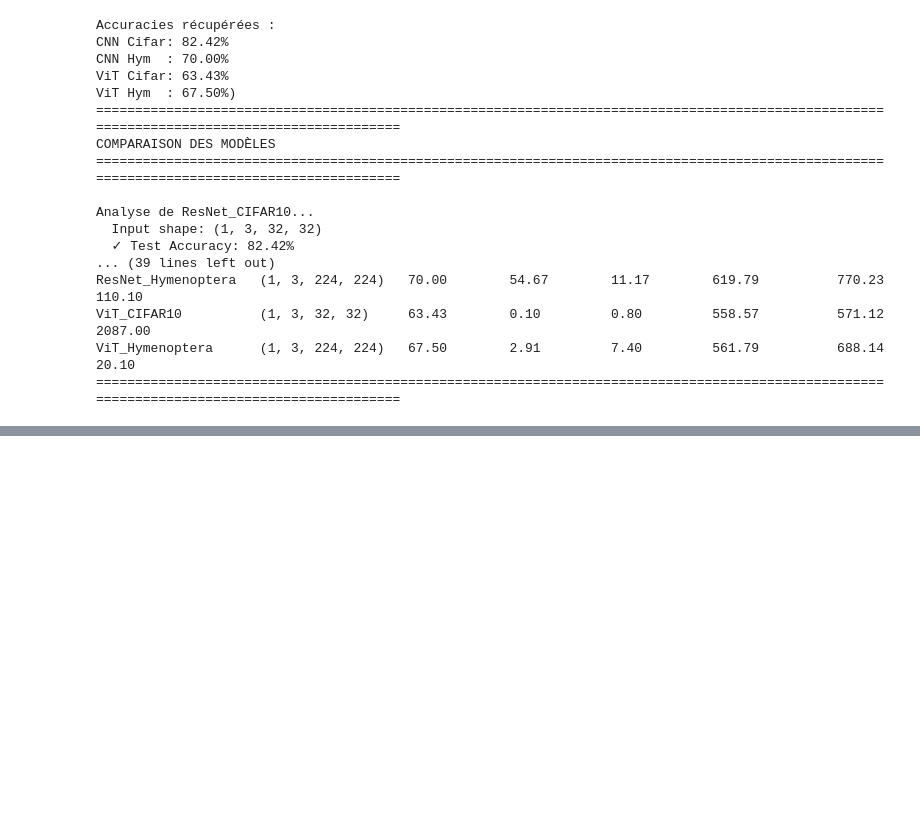
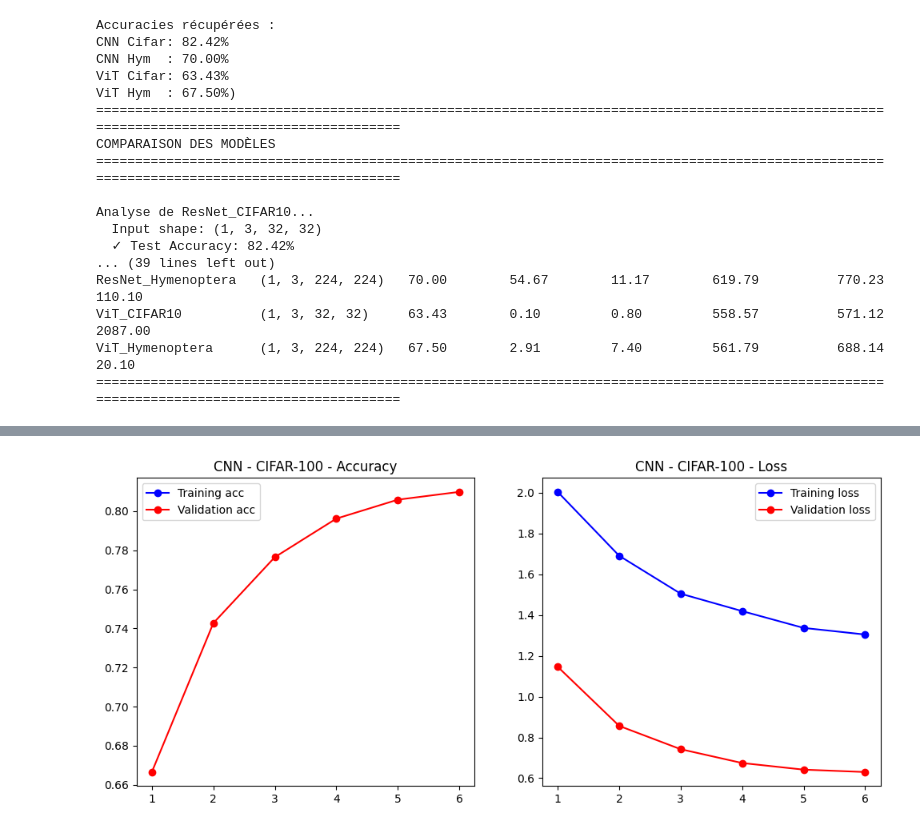
Before and after one commit to Viictordvd/High-Dimensional-and-Deep-Learning, a Jupyter notebook: Projet-3-ViTvsCNN/ViT_vs_CNN.ipynb, the cells around one changed output, grey strips where cells are left out. Saved outputs shown, nothing was run; the diff lists cells and outputs as text; code cells hidden in the pictures; blank space fills up the shorter version.

```diff
--- a/Projet-3-ViTvsCNN/ViT_vs_CNN.ipynb
+++ b/Projet-3-ViTvsCNN/ViT_vs_CNN.ipynb
@@ -693,0 +982,21 @@ Vraie classe : truck
+# %%
+df = pd.DataFrame(trainer_cnn.state.log_history)
+
+eval_df = df.dropna(subset=['eval_loss']).copy()
+
+train_loss_last = (
+    df.dropna(subset=['loss'])
+    .groupby(df['epoch'].apply(lambda x: int(np.ceil(x))))['loss']
+    .last()
+)
+
+history_cifar_cnn = {
+    'train_loss': train_loss_last.tolist(),
+    'val_loss':   eval_df['eval_loss'].tolist(),
+    'val_acc':    eval_df['eval_accuracy'].tolist(),
+    'train_acc':  [np.nan] * len(eval_df)
+}
+
+plot_history(history_cifar_cnn, title="CNN - CIFAR-100")
+# %% [output]
+[figure, added]
```
Also changed, not shown: parts of 40 cells of this notebook, 11 other files.
